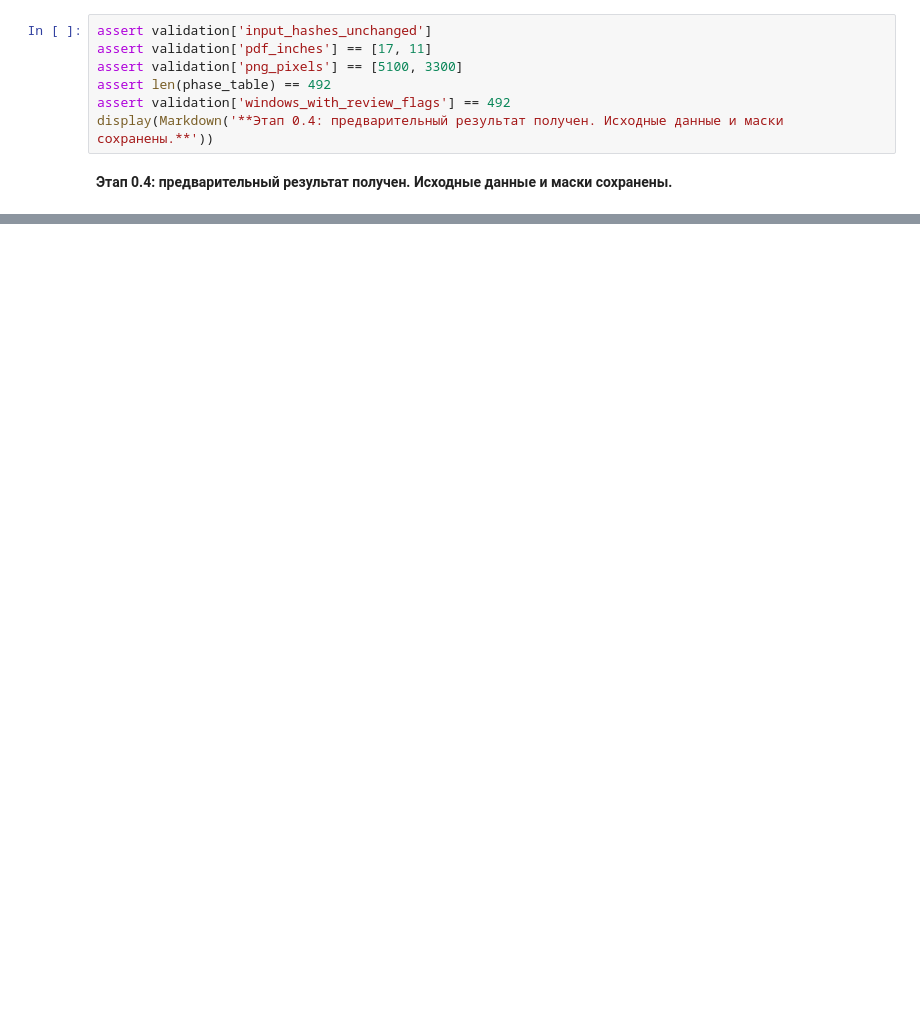
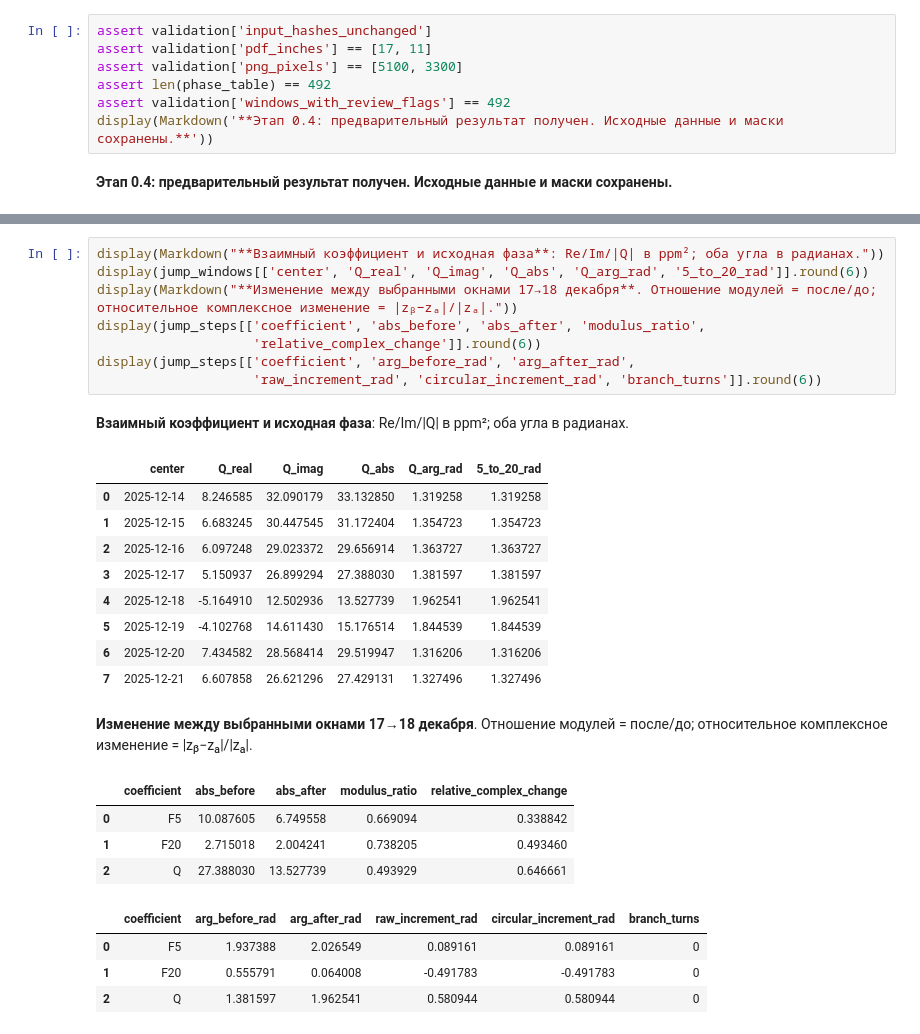
Before and after one commit to DimitriBolt/CO2Flux, a Jupyter notebook: Project_description/Research_log/00_preliminary_fourier_phases.ipynb, the cells around one changed output, grey strips where cells are left out. Cells and saved outputs as stored; diff of their text form; blank space fills up the shorter version.

```diff
--- a/Project_description/Research_log/00_preliminary_fourier_phases.ipynb
+++ b/Project_description/Research_log/00_preliminary_fourier_phases.ipynb
@@ -256,0 +336,28 @@ display(Markdown('**Этап 0.4: предварительный результ
+# %%
+display(Markdown("**Взаимный коэффициент и исходная фаза**: Re/Im/|Q| в ppm²; оба угла в радианах."))
+display(jump_windows[['center', 'Q_real', 'Q_imag', 'Q_abs', 'Q_arg_rad', '5_to_20_rad']].round(6))
+display(Markdown("**Изменение между выбранными окнами 17→18 декабря**. Отношение модулей = после/до; относительное комплексное изменение = |zᵦ−zₐ|/|zₐ|."))
+display(jump_steps[['coefficient', 'abs_before', 'abs_after', 'modulus_ratio',
+                    'relative_complex_change']].round(6))
+display(jump_steps[['coefficient', 'arg_before_rad', 'arg_after_rad',
+                    'raw_increment_rad', 'circular_increment_rad', 'branch_turns']].round(6))
+# %% [output]
+**Взаимный коэффициент и исходная фаза**: Re/Im/|Q| в ppm²; оба угла в радианах.
+|  | center | Q_real | Q_imag | Q_abs | Q_arg_rad | 5_to_20_rad |
+| 0 | 2025-12-14 | 8.246585 | 32.090179 | 33.132850 | 1.319258 | 1.319258 |
+| 1 | 2025-12-15 | 6.683245 | 30.447545 | 31.172404 | 1.354723 | 1.354723 |
+| 2 | 2025-12-16 | 6.097248 | 29.023372 | 29.656914 | 1.363727 | 1.363727 |
+| 3 | 2025-12-17 | 5.150937 | 26.899294 | 27.388030 | 1.381597 | 1.381597 |
+| 4 | 2025-12-18 | -5.164910 | 12.502936 | 13.527739 | 1.962541 | 1.962541 |
+| 5 | 2025-12-19 | -4.102768 | 14.611430 | 15.176514 | 1.844539 | 1.844539 |
+| 6 | 2025-12-20 | 7.434582 | 28.568414 | 29.519947 | 1.316206 | 1.316206 |
+| 7 | 2025-12-21 | 6.607858 | 26.621296 | 27.429131 | 1.327496 | 1.327496 |
+**Изменение между выбранными окнами 17→18 декабря**. Отношение модулей = после/до; относительное комплексное изменение = |zᵦ−zₐ|/|zₐ|.
+|  | coefficient | abs_before | abs_after | modulus_ratio | relative_complex_change |
+| 0 | F5 | 10.087605 | 6.749558 | 0.669094 | 0.338842 |
+| 1 | F20 | 2.715018 | 2.004241 | 0.738205 | 0.493460 |
+| 2 | Q | 27.388030 | 13.527739 | 0.493929 | 0.646661 |
+|  | coefficient | arg_before_rad | arg_after_rad | raw_increment_rad | circular_increment_rad | branch_turns |
+| 0 | F5 | 1.937388 | 2.026549 | 0.089161 | 0.089161 | 0 |
+| 1 | F20 | 0.555791 | 0.064008 | -0.491783 | -0.491783 | 0 |
+| 2 | Q | 1.381597 | 1.962541 | 0.580944 | 0.580944 | 0 |
```
Also changed, not shown: parts of 13 cells of this notebook, 11 other files.
